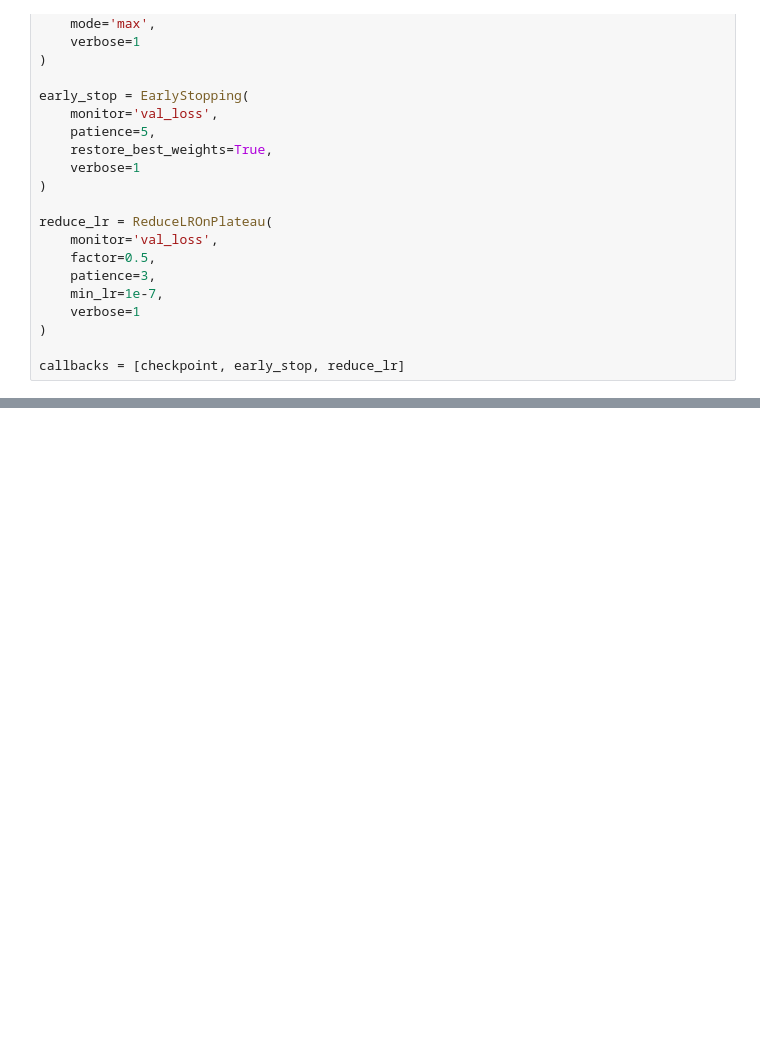
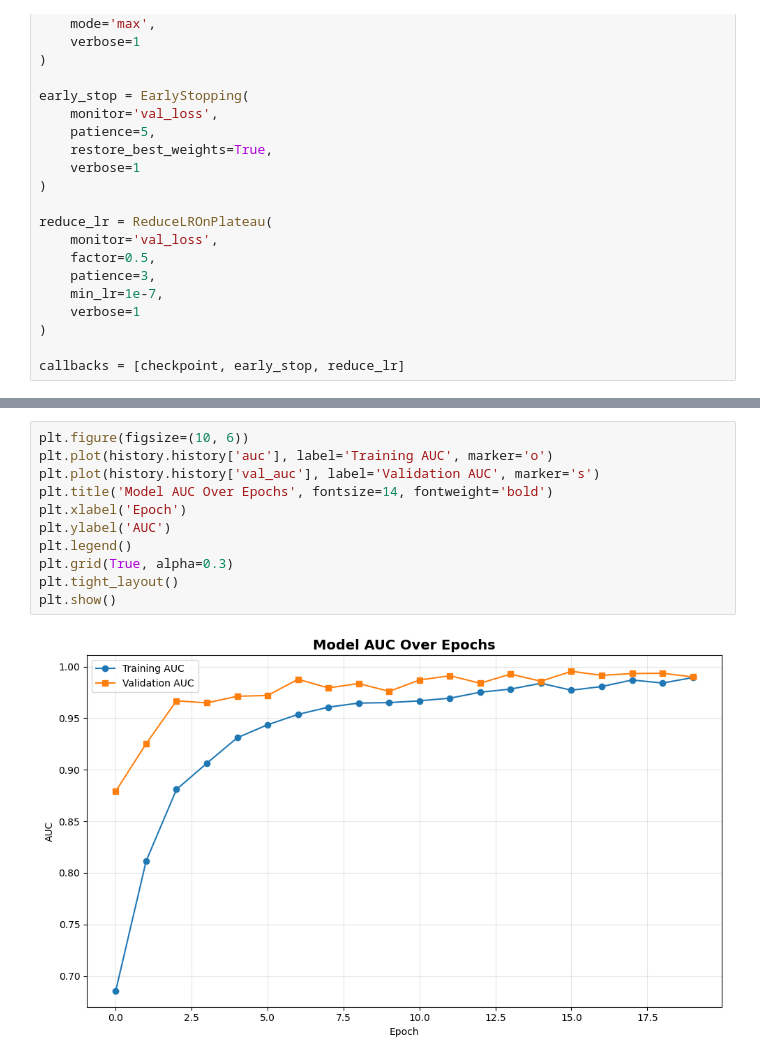
Before and after one commit to Istiaq-Fuad/pen-pencil-classifier, a Jupyter notebook: pen_pencil_classifier.ipynb, the cells around one changed output, grey strips where cells are left out. Drawn from its saved outputs; the diff is of its cells as text; blank space fills up the shorter version.

```diff
--- a/pen_pencil_classifier.ipynb
+++ b/pen_pencil_classifier.ipynb
@@ -199,3 +253,16 @@ plt.show()
+# %%
+plt.figure(figsize=(10, 6))
+plt.plot(history.history['auc'], label='Training AUC', marker='o')
+plt.plot(history.history['val_auc'], label='Validation AUC', marker='s')
+plt.title('Model AUC Over Epochs', fontsize=14, fontweight='bold')
+plt.xlabel('Epoch')
+plt.ylabel('AUC')
+plt.legend()
+plt.grid(True, alpha=0.3)
+plt.tight_layout()
+plt.show()
+# %% [output]
+[figure, added]
 # %%
 test_loss, test_accuracy, test_auc = model.evaluate(test_generator, verbose=1)
 
```
Also changed, not shown: parts of 17 cells of this notebook.
